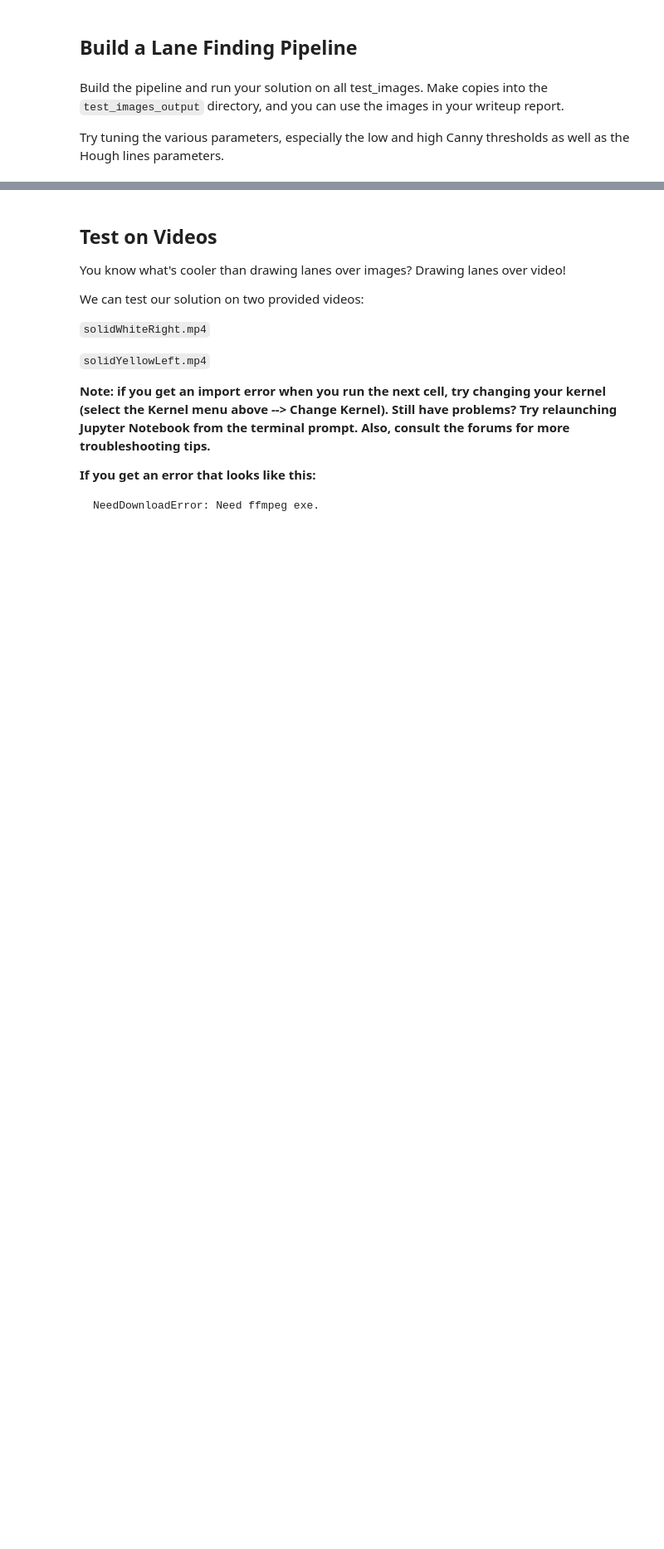
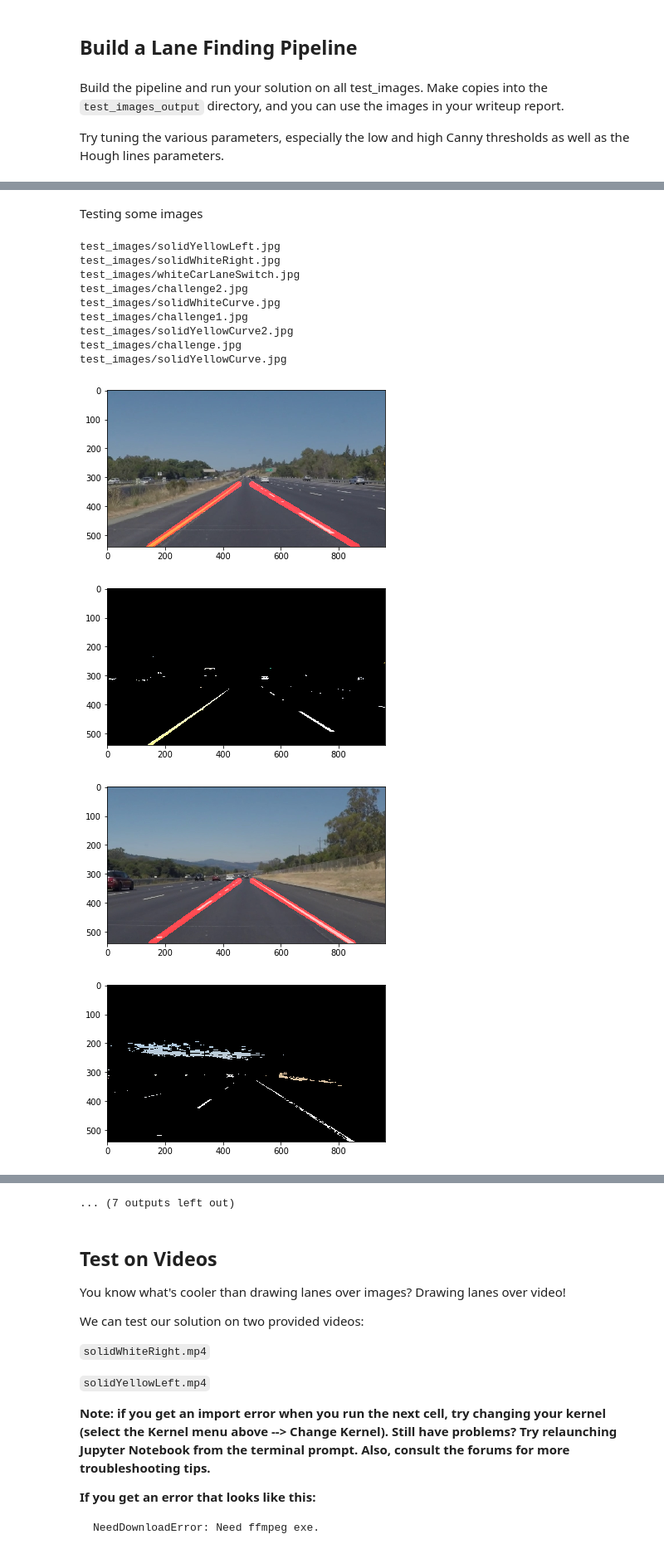
Before and after one commit to zhuangh/CarND-LaneLines-P1, a Jupyter notebook: P1.ipynb, the cells around one changed output, grey strips where cells are left out. Shown at 83% size. Cells and saved outputs as stored; diff of their text form; code cells hidden in the pictures; blank space fills up the shorter version.

```diff
--- a/P1.ipynb
+++ b/P1.ipynb
@@ -312,0 +416,31 @@ test_images/solidYellowCurve.jpg
+# %% [markdown]
+Testing some images
+# %%
+image_list = os.listdir("test_images/")
+#ldc = LaneDectector()
+for it in range(len(image_list)):
+    #if it == 4: continue
+    img = "test_images/"+image_list[it]
+    print(img)
+    ldc = LaneDectector()
+    image = mpimg.imread(img)
+    lines_edges = ldc.pipeline(image)
+    plt.figure()
+    plt.imshow(lines_edges)
+    lines_edges = ldc.hlsimage(image)
+    plt.figure()
+    plt.imshow(lines_edges)
+# %% [output]
+test_images/solidYellowLeft.jpg
+test_images/solidWhiteRight.jpg
+test_images/whiteCarLaneSwitch.jpg
+test_images/challenge2.jpg
+test_images/solidWhiteCurve.jpg
+test_images/challenge1.jpg
+test_images/solidYellowCurve2.jpg
+test_images/challenge.jpg
+test_images/solidYellowCurve.jpg
+[figure, added]
+[figure, added]
+[figure, added]
+[figure, added]
@@ -313,3 +454,4 @@ test_images/solidYellowCurve.jpg
+... (7 outputs left out)
 # %% [markdown]
 ## Test on Videos
 
```
Also changed, not shown: parts of 9 cells of this notebook, 4 other files.
